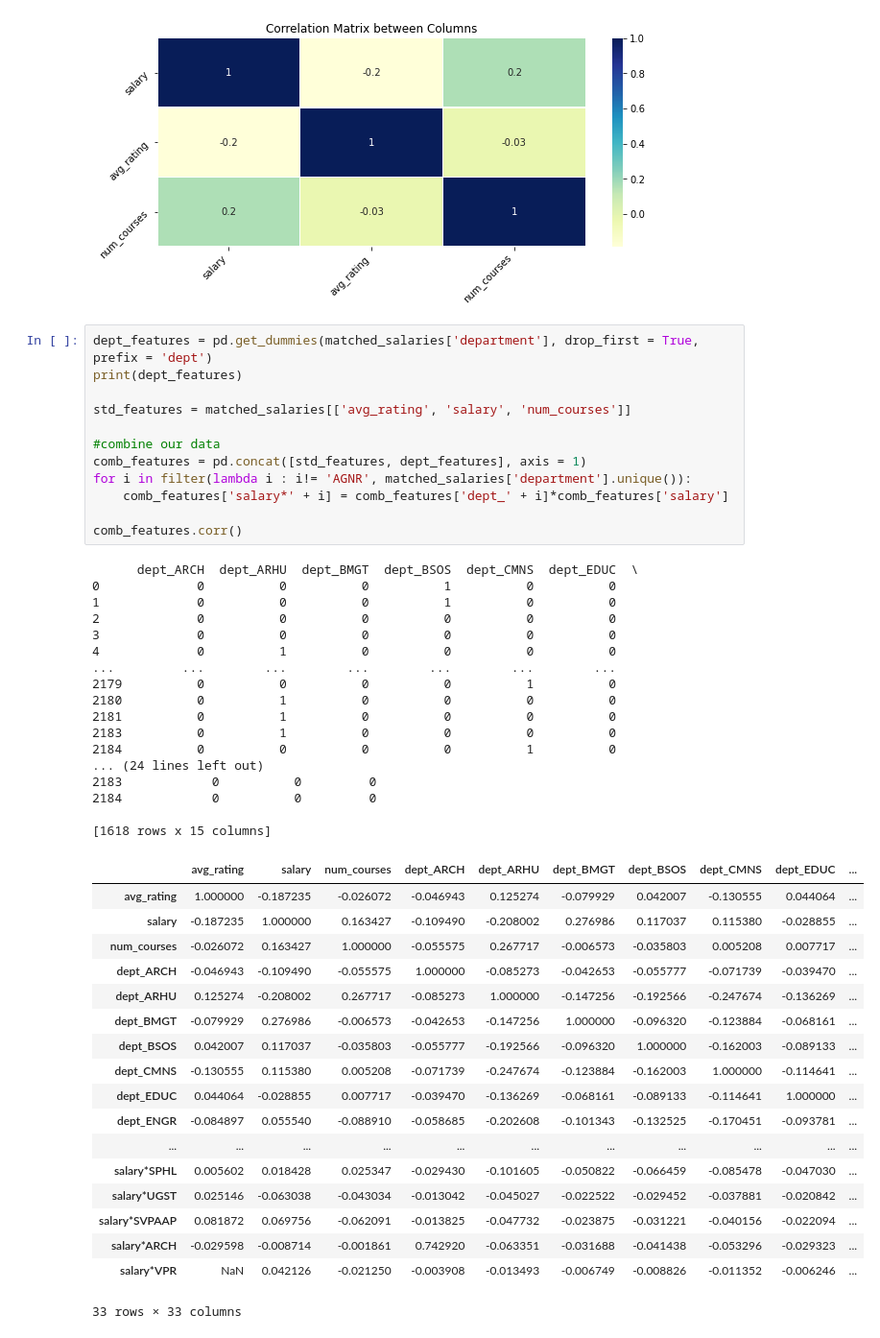
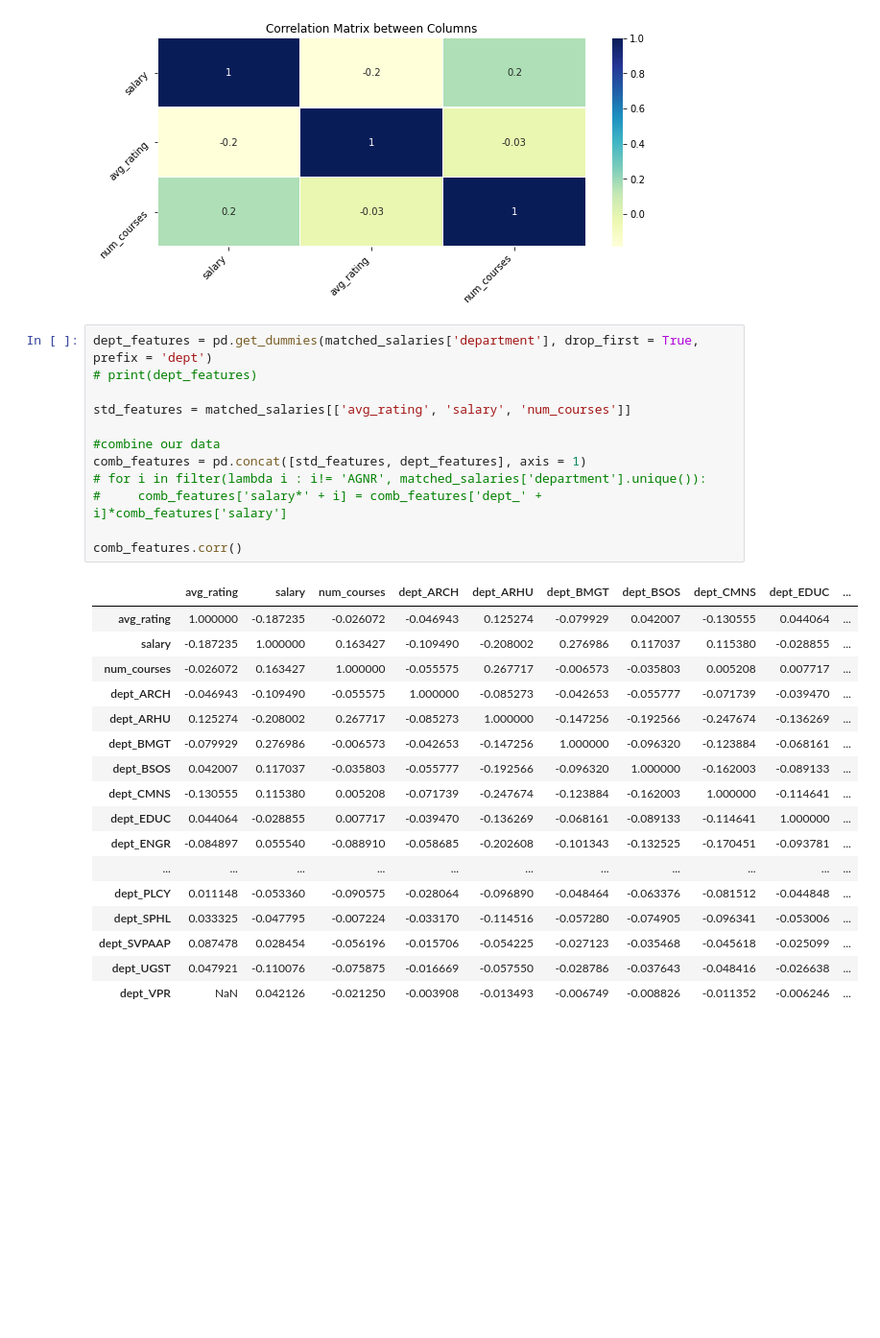
Before and after one commit to SeanHuang18/CMSC320-FINAL, a Jupyter notebook: salareis_test.ipynb, the cells around one changed output. Shown at 96% size. Drawn from its saved outputs; the diff is of its cells as text; blank space fills up the shorter version.

```diff
--- a/salareis_test.ipynb
+++ b/salareis_test.ipynb
@@ -329,49 +317,31 @@ g.set_yticklabels(g.get_yticklabels(), rotation=45, horizontalalignment='right')
 [figure]
 # %%
 dept_features = pd.get_dummies(matched_salaries['department'], drop_first = True, prefix = 'dept')
-print(dept_features)
+# print(dept_features)
 
 std_features = matched_salaries[['avg_rating', 'salary', 'num_courses']]
 
 #combine our data
 comb_features = pd.concat([std_features, dept_features], axis = 1)
-for i in filter(lambda i : i!= 'AGNR', matched_salaries['department'].unique()):
-    comb_features['salary*' + i] = comb_features['dept_' + i]*comb_features['salary']
+# for i in filter(lambda i : i!= 'AGNR', matched_salaries['department'].unique()):
+#     comb_features['salary*' + i] = comb_features['dept_' + i]*comb_features['salary']
 
 comb_features.corr()
 # %% [output]
-      dept_ARCH  dept_ARHU  dept_BMGT  dept_BSOS  dept_CMNS  dept_EDUC  \
-0             0          0          0          1          0          0
-1             0          0          0          1          0          0
-2             0          0          0          0          0          0
-3             0          0          0          0          0          0
-4             0          1          0          0          0          0
-...         ...        ...        ...        ...        ...        ...
-2179          0          0          0          0          1          0
-2180          0          1          0          0          0          0
-2181          0          1          0          0          0          0
-2183          0          1          0          0          0          0
-2184          0          0          0          0          1          0
-... (24 lines left out)
-2183            0          0         0
-2184            0          0         0
-
-[1618 rows x 15 columns]
 |  | avg_rating | salary | num_courses | dept_ARCH | dept_ARHU | dept_BMGT | dept_BSOS | dept_CMNS | dept_EDUC | ... |
 | avg_rating | 1.000000 | -0.187235 | -0.026072 | -0.046943 | 0.125274 | -0.079929 | 0.042007 | -0.130555 | 0.044064 | ... |
 | salary | -0.187235 | 1.000000 | 0.163427 | -0.109490 | -0.208002 | 0.276986 | 0.117037 | 0.115380 | -0.028855 | ... |
 | num_courses | -0.026072 | 0.163427 | 1.000000 | -0.055575 | 0.267717 | -0.006573 | -0.035803 | 0.005208 | 0.007717 | ... |
 | dept_ARCH | -0.046943 | -0.109490 | -0.055575 | 1.000000 | -0.085273 | -0.042653 | -0.055777 | -0.071739 | -0.039470 | ... |
 | dept_ARHU | 0.125274 | -0.208002 | 0.267717 | -0.085273 | 1.000000 | -0.147256 | -0.192566 | -0.247674 | -0.136269 | ... |
 | dept_BMGT | -0.079929 | 0.276986 | -0.006573 | -0.042653 | -0.147256 | 1.000000 | -0.096320 | -0.123884 | -0.068161 | ... |
 | dept_BSOS | 0.042007 | 0.117037 | -0.035803 | -0.055777 | -0.192566 | -0.096320 | 1.000000 | -0.162003 | -0.089133 | ... |
 | dept_CMNS | -0.130555 | 0.115380 | 0.005208 | -0.071739 | -0.247674 | -0.123884 | -0.162003 | 1.000000 | -0.114641 | ... |
 | dept_EDUC | 0.044064 | -0.028855 | 0.007717 | -0.039470 | -0.136269 | -0.068161 | -0.089133 | -0.114641 | 1.000000 | ... |
 | dept_ENGR | -0.084897 | 0.055540 | -0.088910 | -0.058685 | -0.202608 | -0.101343 | -0.132525 | -0.170451 | -0.093781 | ... |
 | ... | ... | ... | ... | ... | ... | ... | ... | ... | ... | ... |
-| salary*SPHL | 0.005602 | 0.018428 | 0.025347 | -0.029430 | -0.101605 | -0.050822 | -0.066459 | -0.085478 | -0.047030 | ... |
-| salary*UGST | 0.025146 | -0.063038 | -0.043034 | -0.013042 | -0.045027 | -0.022522 | -0.029452 | -0.037881 | -0.020842 | ... |
-| salary*SVPAAP | 0.081872 | 0.069756 | -0.062091 | -0.013825 | -0.047732 | -0.023875 | -0.031221 | -0.040156 | -0.022094 | ... |
-| salary*ARCH | -0.029598 | -0.008714 | -0.001861 | 0.742920 | -0.063351 | -0.031688 | -0.041438 | -0.053296 | -0.029323 | ... |
-| salary*VPR | NaN | 0.042126 | -0.021250 | -0.003908 | -0.013493 | -0.006749 | -0.008826 | -0.011352 | -0.006246 | ... |
+| dept_PLCY | 0.011148 | -0.053360 | -0.090575 | -0.028064 | -0.096890 | -0.048464 | -0.063376 | -0.081512 | -0.044848 | ... |
+| dept_SPHL | 0.033325 | -0.047795 | -0.007224 | -0.033170 | -0.114516 | -0.057280 | -0.074905 | -0.096341 | -0.053006 | ... |
+| dept_SVPAAP | 0.087478 | 0.028454 | -0.056196 | -0.015706 | -0.054225 | -0.027123 | -0.035468 | -0.045618 | -0.025099 | ... |
+| dept_UGST | 0.047921 | -0.110076 | -0.075875 | -0.016669 | -0.057550 | -0.028786 | -0.037643 | -0.048416 | -0.026638 | ... |
+| dept_VPR | NaN | 0.042126 | -0.021250 | -0.003908 | -0.013493 | -0.006749 | -0.008826 | -0.011352 | -0.006246 | ... |
-33 rows × 33 columns
```
Also changed, not shown: parts of 5 cells of this notebook.
